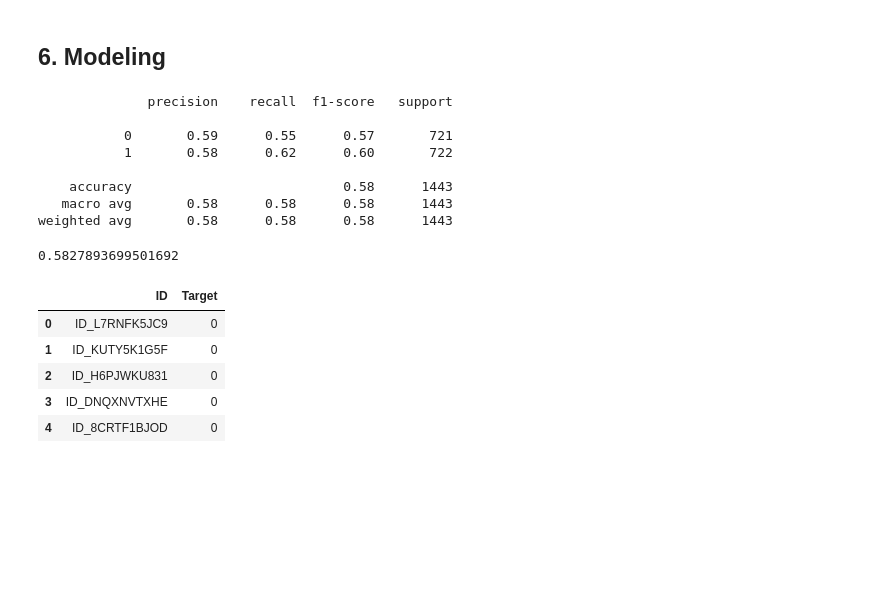
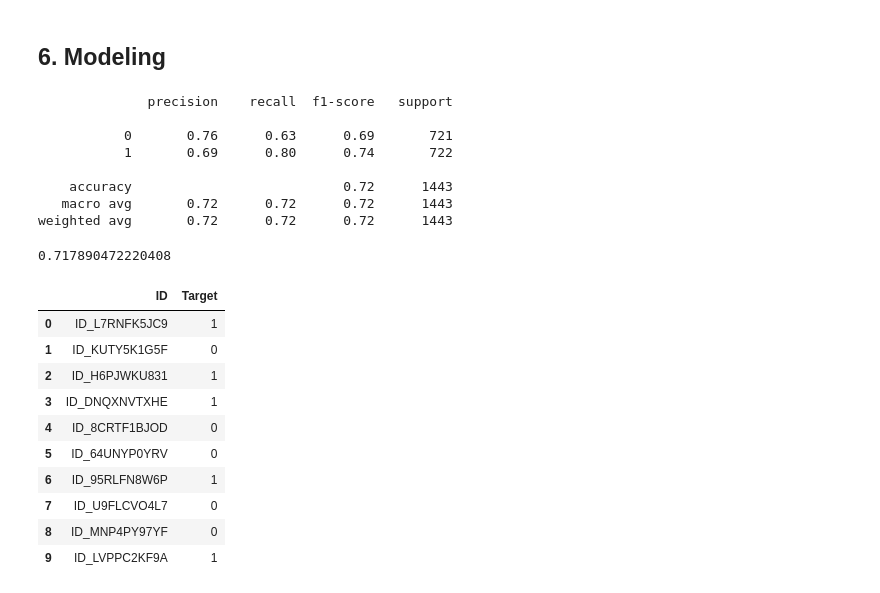
Before and after one commit to s1mphiw3/-umoja_hack, a Jupyter notebook: Cryptojacking_Detection_Starter_Notebook.ipynb, the cells around one changed output. Cells and saved outputs as stored; diff of their text form; code cells hidden in the pictures; blank space fills up the shorter version.

```diff
--- a/Cryptojacking_Detection_Starter_Notebook.ipynb
+++ b/Cryptojacking_Detection_Starter_Notebook.ipynb
@@ -123,38 +121,18 @@ train.duplicated().any(), test.duplicated().any()
 total_time = train['Time on processor'].sum()
 train['I/O Operation/Byte'] = train['I/O Data Operations'] / train[' I/O Data Bytes']
 train['CPU Utilisation'] = train['Time on processor'] / total_time
-train['Disk Usage'] = train['Disk Reading/sec'] + train['Disk Reading/sec']
+train['Disk Usage'] = train['Disc Writing/sec'] + train['Disk Reading/sec']
 train['I/O Bytes per Subprocess'] = train[' I/O Data Bytes']/train['Number of subprocesses']
 train['Page Fault rate'] = train['Pages Read/sec'] / train['Page Errors/sec']
 train['Network Activity'] =  train['Bytes Sent/sent'] + train['Received Bytes (HTTP)'] + train['Network packets sent'] +  train['Network packets received']
-
-# Using DataFrame.insert() to add a column
-#train.insert(15, "CPU Utilisation",  train['Time on processor'] / total_time, True)
-
-#train.assign(Utilise= total_time)
-#train.assign(Utilise= total_time)
-#train.assign(Utilise= total_time)
-#train.assign(Utilise= total_time)
-#train.assign(Utilise= total_time)
-#train.assign(Utilise= total_time)
 # %%
-total_time = test['Time on processor'].sum()
+tot_time = test['Time on processor'].sum()
 test['I/O Operation/Byte'] = test['I/O Data Operations'] / test[' I/O Data Bytes']
-test['CPU Utilisation'] = test['Time on processor'] / total_time
-test['Disk Usage'] = test['Disk Reading/sec'] + test['Disk Reading/sec']
+test['CPU Utilisation'] = test['Time on processor'] / tot_time
+test['Disk Usage'] = test['Disc Writing/sec'] + test['Disk Reading/sec']
 test['I/O Bytes per Subprocess'] = test[' I/O Data Bytes']/test['Number of subprocesses']
 test['Page Fault rate'] = test['Pages Read/sec'] / test['Page Errors/sec']
 test['Network Activity'] =  test['Bytes Sent/sent'] + test['Received Bytes (HTTP)'] + test['Network packets sent'] +  test['Network packets received']
-
-# Using DataFrame.insert() to add a column
-#train.insert(15, "CPU Utilisation",  train['Time on processor'] / total_time, True)
-
-#train.assign(Utilise= total_time)
-#train.assign(Utilise= total_time)
-#train.assign(Utilise= total_time)
-#train.assign(Utilise= total_time)
-#train.assign(Utilise= total_time)
-#train.assign(Utilise= total_time)
 # %%
 data_impute = train.replace(r'^\s*$', np.nan, regex=True)
 # %%
@@ -340,10 +318,11 @@ Most features are not strongly correlated with the target
 ## 6. Modeling
 # %%
 #scale numerical features for logistic model
-features = data_impute.drop(columns=['ID','Label']).columns
-#features = train.drop(columns=['ID','Label','CPU Utilisation','Disk Usage','Page Fault rate','Network Activity']).columns
+#features = data_impute.drop(columns=['ID','Label']).columns
+features = data_impute.drop(columns=['ID','I/O Operation/Byte','Label','CPU Utilisation','I/O Bytes per Subprocess','Disk Usage','Page Fault rate','Network Activity']).columns
 target = 'Label'
 
+features
 # define standard scaler
 scaler = StandardScaler()
 
@@ -370,32 +351,37 @@ print(classification_report(y_test, preds))
 # %% [output]
               precision    recall  f1-score   support
 
-           0       0.59      0.55      0.57       721
-           1       0.58      0.62      0.60       722
+           0       0.76      0.63      0.69       721
+           1       0.69      0.80      0.74       722
 
-    accuracy                           0.58      1443
-   macro avg       0.58      0.58      0.58      1443
-weighted avg       0.58      0.58      0.58      1443
+    accuracy                           0.72      1443
+   macro avg       0.72      0.72      0.72      1443
+weighted avg       0.72      0.72      0.72      1443
 # %%
 from sklearn.metrics import balanced_accuracy_score
 bal_acc=balanced_accuracy_score(y_test,preds)
 #print(classification_report(y_test, bal_acc))
 bal_acc
 # %% [output]
-0.5827893699501692
+0.717890472220408
 # %%
 #make predictions on test set
 test['Target'] = model.predict(test[features])
 # %%
 sub = test[['ID', 'Target']]
 # %%
-sub.head()
+sub.head(10)
 # %% [output]
 |  | ID | Target |
-| 0 | ID_L7RNFK5JC9 | 0 |
+| 0 | ID_L7RNFK5JC9 | 1 |
 | 1 | ID_KUTY5K1G5F | 0 |
-| 2 | ID_H6PJWKU831 | 0 |
-| 3 | ID_DNQXNVTXHE | 0 |
+| 2 | ID_H6PJWKU831 | 1 |
+| 3 | ID_DNQXNVTXHE | 1 |
 | 4 | ID_8CRTF1BJOD | 0 |
+| 5 | ID_64UNYP0YRV | 0 |
+| 6 | ID_95RLFN8W6P | 1 |
+| 7 | ID_U9FLCVO4L7 | 0 |
+| 8 | ID_MNP4PY97YF | 0 |
+| 9 | ID_LVPPC2KF9A | 1 |
 # %%
 sub.to_csv('UHA_23_crypto.csv', index=False)
```
Also changed, not shown: parts of 5 cells of this notebook.
